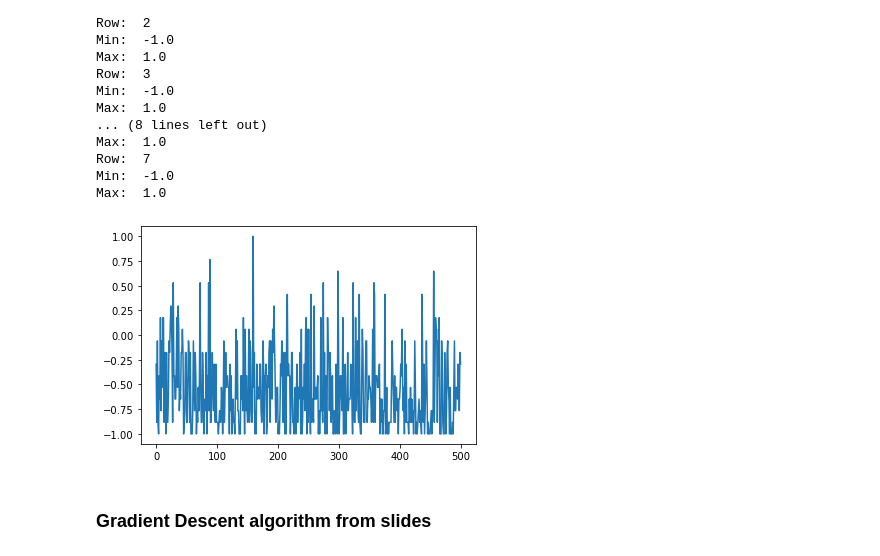
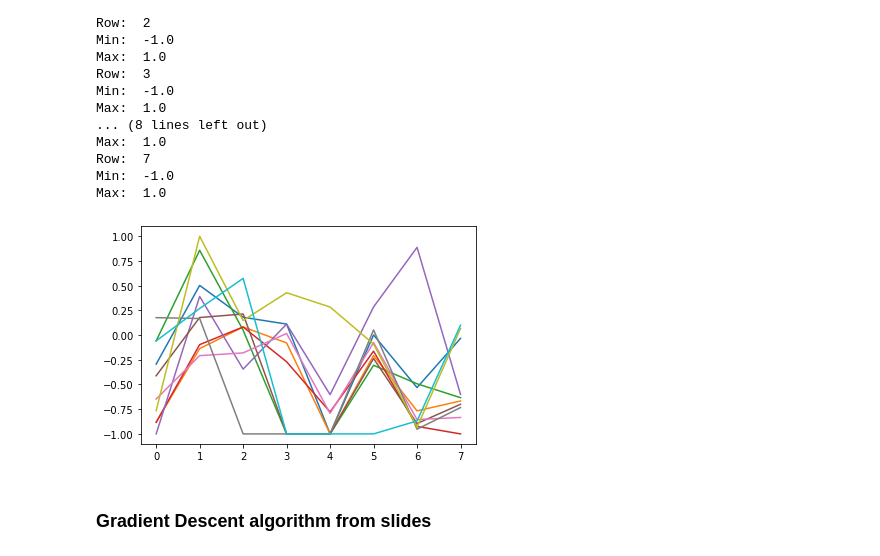
Before and after one commit to kamilszymczak/Bio-comp, a Jupyter notebook: Sam_labs/Lab1.ipynb, the cells around one changed output. Cells and saved outputs as stored; diff of their text form; code cells hidden in the pictures.

```diff
--- a/Sam_labs/Lab1.ipynb
+++ b/Sam_labs/Lab1.ipynb
@@ -257,9 +257,9 @@ Max:  1.0
 # %%
 # plot normalised data
 
-plot = pyplot.plot(training_data[0])
+plot = pyplot.plot(training_data[:,0:10])
 # %% [output]
-[figure, old version]
+[figure, new version]
 # %%
 iteration_vec = []
 loss_vec = []
```
Also changed, not shown: parts of 2 cells of this notebook.
